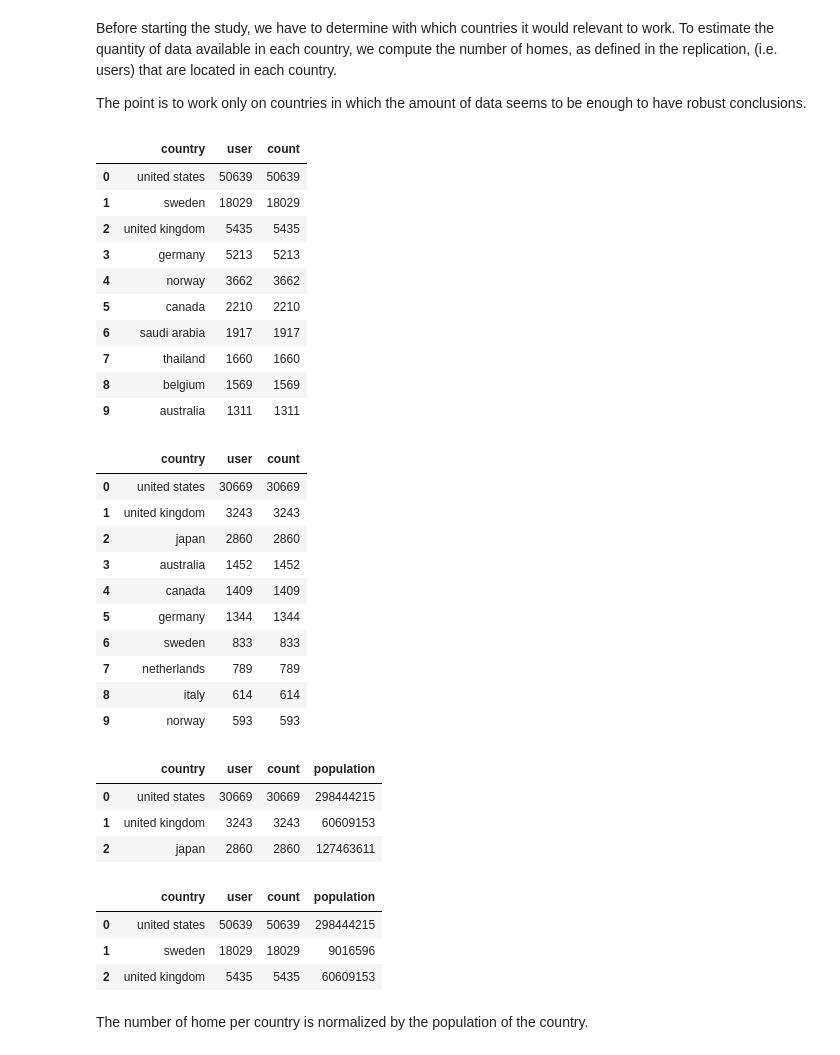
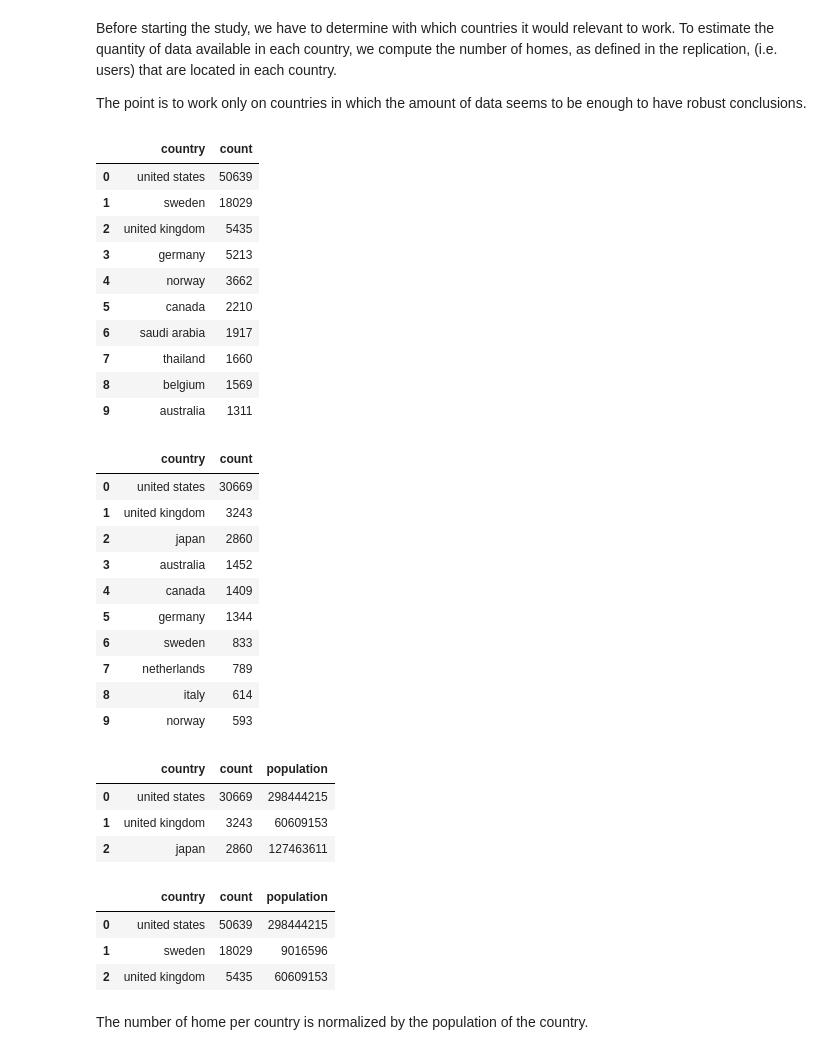
Before and after one commit to epfl-ada/ada-2020-project-milestone-p3-p3_runtime-error, a Jupyter notebook: creative_extension.ipynb, the cells around one changed output. Saved outputs shown, nothing was run; the diff lists cells and outputs as text; code cells hidden in the pictures.

```diff
--- a/creative_extension.ipynb
+++ b/creative_extension.ipynb
@@ -103,65 +114,65 @@ Before starting the study, we have to determine with which countries it would re
 The point is to work only on countries in which the amount of data seems to be enough to have robust conclusions.
 # %%
 brightkite_home_locations['country'] = brightkite_home_locations['country'].str.lower()
-brightkite_home_locations['country'] = brightkite_home_locations['country'].str.lstrip()
+brightkite_checkins['country'] = brightkite_checkins['country'].str.lower()
 
 gowalla_home_locations['country'] = gowalla_home_locations['country'].str.lower()
-gowalla_home_locations['country'] = gowalla_home_locations['country'].str.lstrip()
+gowalla_checkins['country'] = gowalla_checkins['country'].str.lower()
 # %%
 brightkite_homes_per_country = brightkite_home_locations.groupby(['country']).count().sort_values(by = ['lat'], ascending = False)
-brightkite_homes_per_country.drop(columns = ['lon'], inplace = True)
+brightkite_homes_per_country.drop(columns = ['lon', 'user'], inplace = True)
 brightkite_homes_per_country.rename(columns={'lat':'count'}, inplace = True)
 brightkite_homes_per_country.reset_index(inplace = True)
 
 gowalla_homes_per_country = gowalla_home_locations.groupby(['country']).count().sort_values(by = ['lat'], ascending = False)
-gowalla_homes_per_country.drop(columns = ['lon'], inplace = True)
+gowalla_homes_per_country.drop(columns = ['lon', 'user'], inplace = True)
 gowalla_homes_per_country.rename(columns={'lat':'count'}, inplace = True)
 gowalla_homes_per_country.reset_index(inplace = True)
 
 gowalla_homes_per_country.head(10)
 # %% [output]
-|  | country | user | count |
-| 0 | united states | 50639 | 50639 |
-| 1 | sweden | 18029 | 18029 |
-| 2 | united kingdom | 5435 | 5435 |
-| 3 | germany | 5213 | 5213 |
-| 4 | norway | 3662 | 3662 |
-| 5 | canada | 2210 | 2210 |
-| 6 | saudi arabia | 1917 | 1917 |
-| 7 | thailand | 1660 | 1660 |
-| 8 | belgium | 1569 | 1569 |
-| 9 | australia | 1311 | 1311 |
+|  | country | count |
+| 0 | united states | 50639 |
+| 1 | sweden | 18029 |
+| 2 | united kingdom | 5435 |
+| 3 | germany | 5213 |
+| 4 | norway | 3662 |
+| 5 | canada | 2210 |
+| 6 | saudi arabia | 1917 |
+| 7 | thailand | 1660 |
+| 8 | belgium | 1569 |
+| 9 | australia | 1311 |
 # %%
 brightkite_homes_per_country.head(10)
 # %% [output]
-|  | country | user | count |
-| 0 | united states | 30669 | 30669 |
-| 1 | united kingdom | 3243 | 3243 |
-| 2 | japan | 2860 | 2860 |
-| 3 | australia | 1452 | 1452 |
-| 4 | canada | 1409 | 1409 |
-| 5 | germany | 1344 | 1344 |
-| 6 | sweden | 833 | 833 |
-| 7 | netherlands | 789 | 789 |
-| 8 | italy | 614 | 614 |
-| 9 | norway | 593 | 593 |
+|  | country | count |
+| 0 | united states | 30669 |
+| 1 | united kingdom | 3243 |
+| 2 | japan | 2860 |
+| 3 | australia | 1452 |
+| 4 | canada | 1409 |
+| 5 | germany | 1344 |
+| 6 | sweden | 833 |
+| 7 | netherlands | 789 |
+| 8 | italy | 614 |
+| 9 | norway | 593 |
 # %%
 brightkite_homes_per_country = brightkite_homes_per_country.merge(population, how = 'inner', on = ['country'])
 gowalla_homes_per_country = gowalla_homes_per_country.merge(population, how = 'inner', on = ['country'])
 # %%
 brightkite_homes_per_country.head(3)
 # %% [output]
-|  | country | user | count | population |
-| 0 | united states | 30669 | 30669 | 298444215 |
-| 1 | united kingdom | 3243 | 3243 | 60609153 |
-| 2 | japan | 2860 | 2860 | 127463611 |
+|  | country | count | population |
+| 0 | united states | 30669 | 298444215 |
+| 1 | united kingdom | 3243 | 60609153 |
+| 2 | japan | 2860 | 127463611 |
 # %%
 gowalla_homes_per_country.head(3)
 # %% [output]
-|  | country | user | count | population |
-| 0 | united states | 50639 | 50639 | 298444215 |
-| 1 | sweden | 18029 | 18029 | 9016596 |
-| 2 | united kingdom | 5435 | 5435 | 60609153 |
+|  | country | count | population |
+| 0 | united states | 50639 | 298444215 |
+| 1 | sweden | 18029 | 9016596 |
+| 2 | united kingdom | 5435 | 60609153 |
 # %% [markdown]
 The number of home per country is normalized by the population of the country.
 # %%
```
Also changed, not shown: parts of 33 cells of this notebook.
